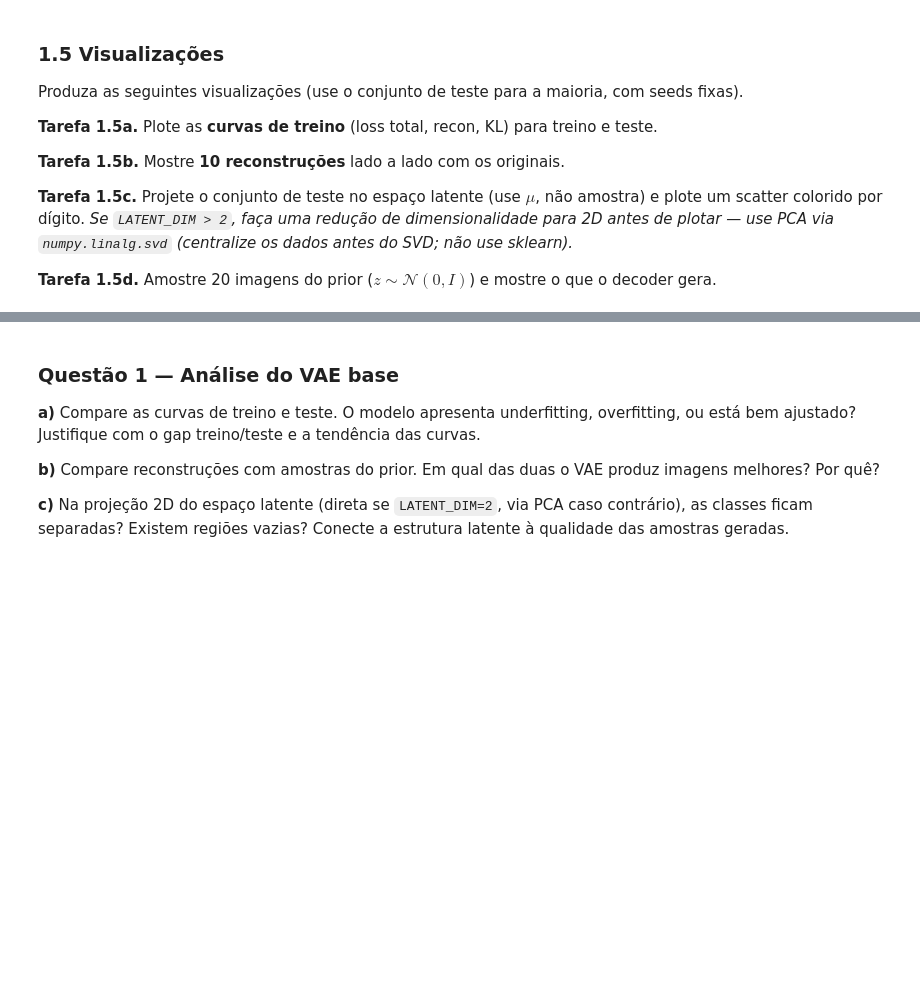
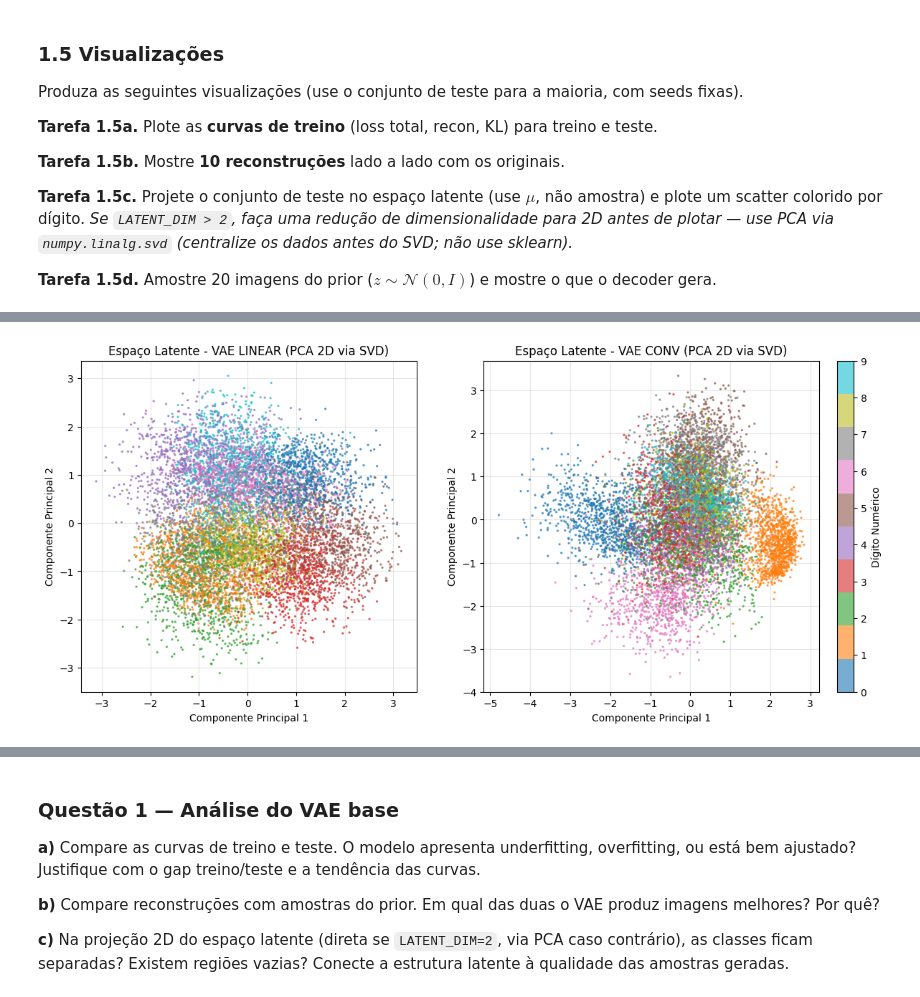
Before and after one commit to biaanuness/machine_learning2, a Jupyter notebook: trabalho_3/vae_watermark.ipynb, the cells around one changed output, grey strips where cells are left out. Saved outputs shown, nothing was run; the diff lists cells and outputs as text; code cells hidden in the pictures; blank space fills up the shorter version.

```diff
--- a/trabalho_3/vae_watermark.ipynb
+++ b/trabalho_3/vae_watermark.ipynb
@@ -177,8 +168,0 @@ class VAE(nn.Module):
-# %%
-LATENT_DIM = 8   # escolha um valor razoável (sugestão: entre 2 e 32 para MNIST)
-IMG_DIM = 28 * 28
-
-
-model = VAE(LATENT_DIM).to(device)
-n_params = sum(p.numel() for p in model.parameters() if p.requires_grad)
-print(f"LATENT_DIM = {LATENT_DIM}  |  Parâmetros: {n_params:,}")
@@ -455,0 +464,46 @@ plt.show()
+# %%
+# --- TAREFA 1.5c. ESPAÇO LATENTE DOS DOIS MODELOS ---
+
+fig, axs = plt.subplots(1, 2, figsize=(16, 6))
+
+for idx, (nome, model) in enumerate(modelo.items()):
+    model.eval()
+    all_mus = []
+    all_labels = []
+
+    with torch.no_grad():
+        for x, y in test_loader:
+            x = x.to(device)
+            mu, _ = model.encoder(x)
+            all_mus.append(mu.cpu().numpy())
+            all_labels.append(y.numpy())
+
+    all_mus = np.concatenate(all_mus, axis=0)
+    all_labels = np.concatenate(all_labels, axis=0)
+
+    if LATENT_DIM > 2:
+        mu_mean = np.mean(all_mus, axis=0)
+        mus_centered = all_mus - mu_mean
+        U, S, Vt = np.linalg.svd(mus_centered, full_matrices=False)
+        W2 = Vt[:2, :].T
+        latent_2d = np.dot(mus_centered, W2)
+        title_suffix = f" (PCA 2D via SVD)"
+    else:
+        latent_2d = all_mus
+        title_suffix = " (Direto 2D)"
+
+    ax = axs[idx]
+    scatter = ax.scatter(latent_2d[:, 0], latent_2d[:, 1], c=all_labels, cmap="tab10", alpha=0.6, s=2)
+    ax.set_title(f"Espaço Latente - VAE {nome.upper()}{title_suffix}")
+    ax.set_xlabel("Componente Principal 1" if LATENT_DIM > 2 else "Dimensão Latente 1")
+    ax.set_ylabel("Componente Principal 2" if LATENT_DIM > 2 else "Dimensão Latente 2")
+    ax.grid(True, alpha=0.3)
+
+# Adiciona uma barra de cores global no canto direito
+colorbar = fig.colorbar(scatter, ax=axs, ticks=range(10), pad=0.02)
+colorbar.set_label("Dígito Numérico")
+
+plt.savefig(output_dir / "1.5c_espaco_latente_comparativo.png", dpi=150, bbox_inches='tight')
+plt.show()
+# %% [output]
+[figure, added]
```
Also changed, not shown: parts of 23 cells of this notebook.
